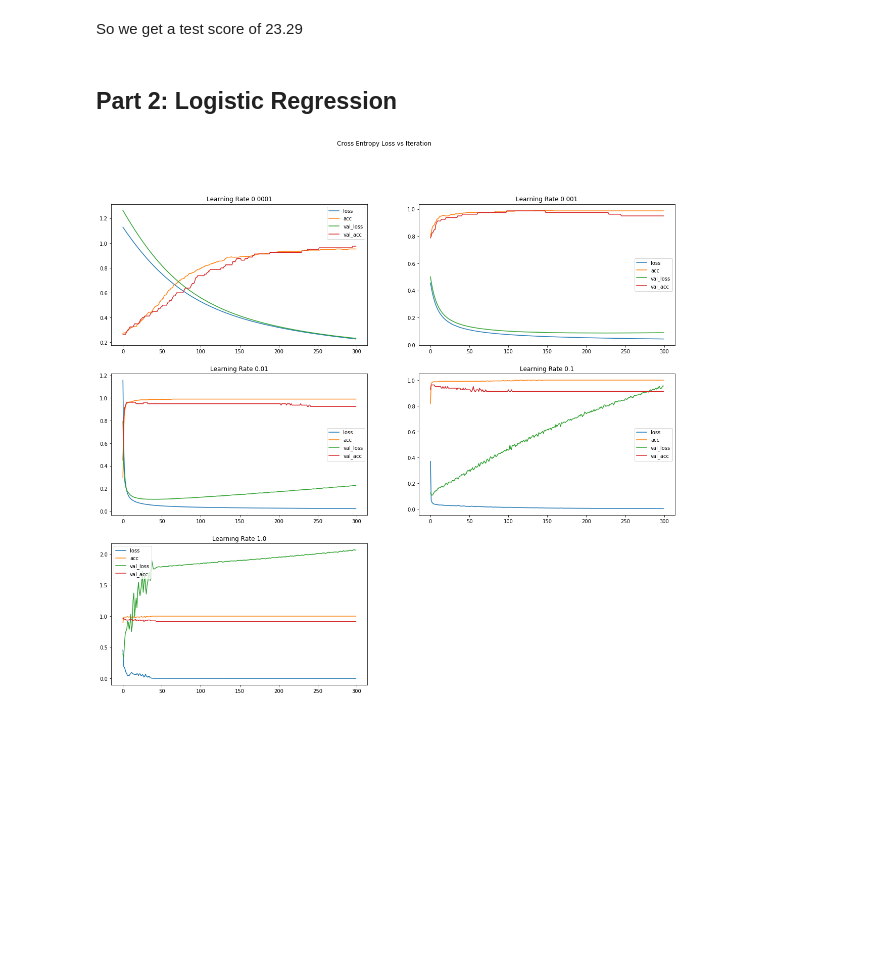
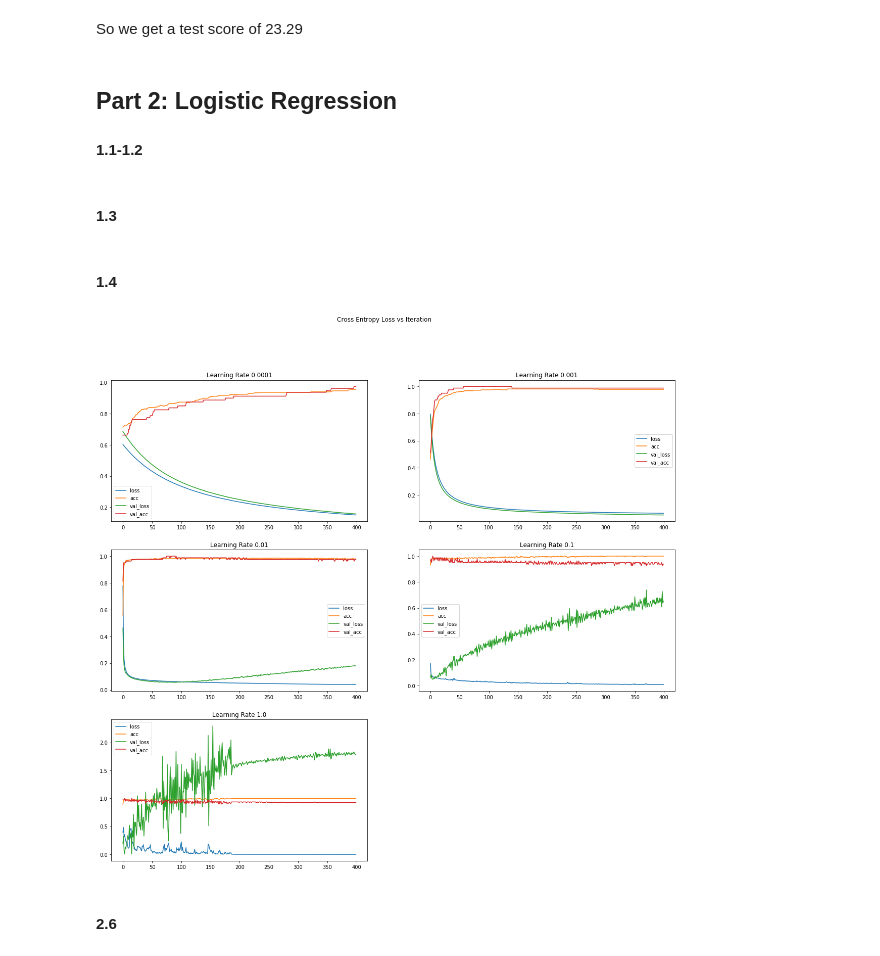
Before and after one commit to tehwentzel/DeepNLP_Homework, a Jupyter notebook: a1.1/Deep_NPL_HW1.1.ipynb, the cells around one changed output. Drawn from its saved outputs; the diff is of its cells as text; code cells hidden in the pictures; blank space fills up the shorter version.

```diff
--- a/a1.1/Deep_NPL_HW1.1.ipynb
+++ b/a1.1/Deep_NPL_HW1.1.ipynb
@@ -135,6 +153,6 @@ We get the best results (mse of 20) with a learning rate of .1 after 89 epochs.
 learning_rate = .1
 model = compile_linear_model(learning_rate)
 #assume 89 work on 80% of the training data, so we'll use 89/.8 itterations to train on the whole set
-model.fit(xtrain.values, ytrain.values, verbose = 0, epochs = int(89/.8)+1)
+model.fit(xtrain.values, ytrain.values, verbose = 0, epochs = int(69/.8)+1)
 model.evaluate(xtest.values, ytest.values)
 # %% [output]
@@ -144,6 +162,8 @@ model.evaluate(xtest.values, ytest.values)
 So we get a test score of 23.29
 # %% [markdown]
 ## Part 2: Logistic Regression
+
+#### 1.1-1.2
 # %%
 bc = pd.read_csv('breast-cancer.csv').drop('id',axis=1).dropna(axis = 1)
 
@@ -159,5 +180,7 @@ def get_xy(data):
 bc_xtrain, bc_ytrain = get_xy(bc_train)
 bc_xtest, bc_ytest = get_xy(bc_test)
+# %% [markdown]
+#### 1.3
 # %%
 class LogModel(tf.keras.Model):
 
@@ -172,25 +195,29 @@ def compile_log_model(lr = .001):
     model = LogModel()
     model.compile(tf.keras.optimizers.Adam(lr), loss=tf.keras.losses.binary_crossentropy, metrics = ['accuracy'])
     return model
+# %% [markdown]
+#### 1.4
 # %%
 loss_hists = []
 learning_rates = [.0001*10**k for k in range(5)]
-epochs = 300
+epochs = 400
 val_size = .2
 fit_model = lambda m, vs: m.fit(bc_xtrain.values,
                                 bc_ytrain.values,
                                 epochs = epochs,
                                 validation_split = vs,
                                 verbose = 0)
 for  lr in learning_rates:
     model = compile_log_model(lr)
     hist = fit_model(model, val_size)
     loss_hists.append(hist.history)
 
 plot_title = lambda x: 'Learning Rate ' + str(learning_rates[x])
 lineplot_small_multiples(loss_hists, 'Cross Entropy Loss vs Iteration', plot_title,2)
 # %% [output]
-[figure, old version]
+[figure, new version]
+# %% [markdown]
+#### 2.6
 # %%
 results = []
 for i in range(len(loss_hists)):
```
Also changed, not shown: parts of 21 cells of this notebook, 2 other files.
